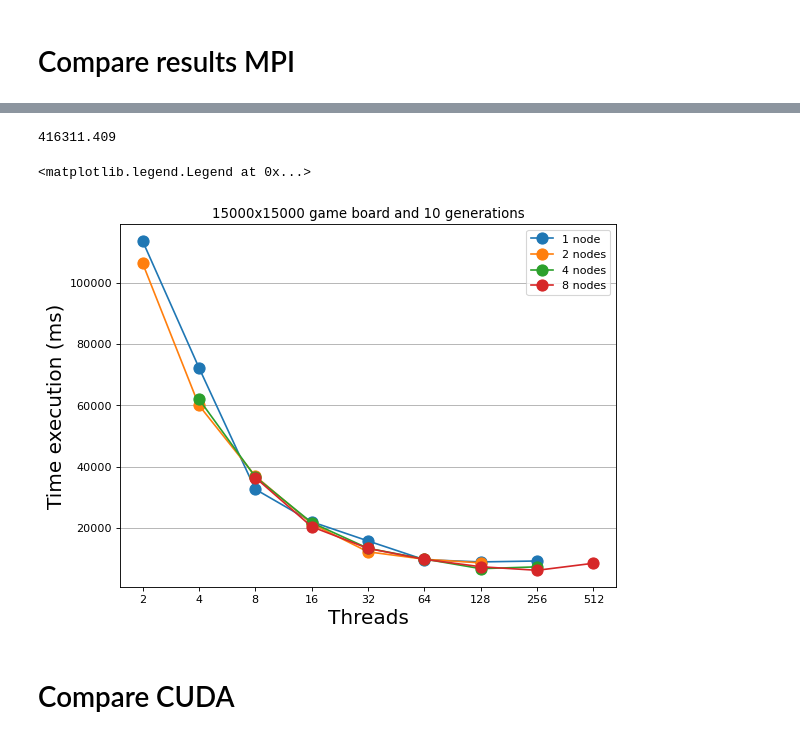
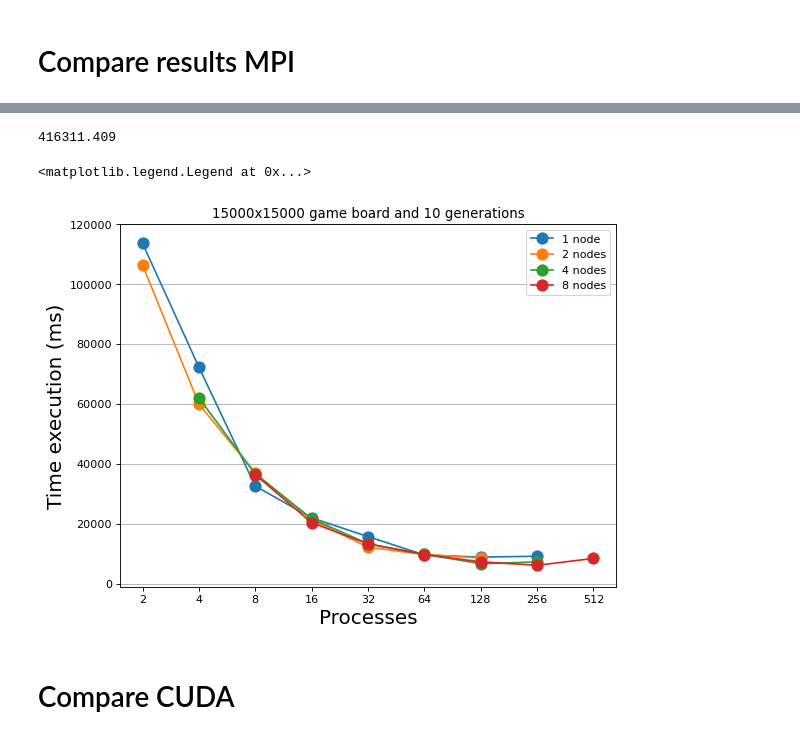
Before and after one commit to LazyRacc00n/HPC-project, a Jupyter notebook: CompareResults.ipynb, the cells around one changed output, grey strips where cells are left out. Saved outputs shown, nothing was run; the diff lists cells and outputs as text; code cells hidden in the pictures.

```diff
--- a/CompareResults.ipynb
+++ b/CompareResults.ipynb
@@ -415,26 +416,27 @@ plt.legend()
 # %%
 # 15000-15000-10
 
 
 plt.figure(figsize=(8, 6), dpi=80)
 
 print(times_sequential["15000-15000-10"])
 for execution, label in zip([node1, node2, node4, node8], ["1 node", "2 nodes", "4 nodes", "8 nodes"]):
 
     # compute speedup
     plt.plot(execution["15000-15000-10"]['Thread'].tolist()[1:], execution["15000-15000-10"]['Time'][1:].to_numpy()  , marker='o', markeredgecolor=None, markersize=10, label = label)
 
 
 
 plt.title("15000x15000 game board and 10 generations")
 plt.grid(axis='y')
-plt.xlabel('Threads', fontsize=18)
+plt.ylim(ymin=-1000,  ymax = 120000)
+plt.xlabel('Processes', fontsize=18)
 plt.ylabel('Time execution (ms)', fontsize=18)
 plt.legend()
 # %% [output]
 416311.409
 <matplotlib.legend.Legend at 0x...>
-[figure, old version]
+[figure, new version]
 # %% [markdown]
 # Compare CUDA
 # %%
```
Also changed, not shown: parts of 7 cells of this notebook.
